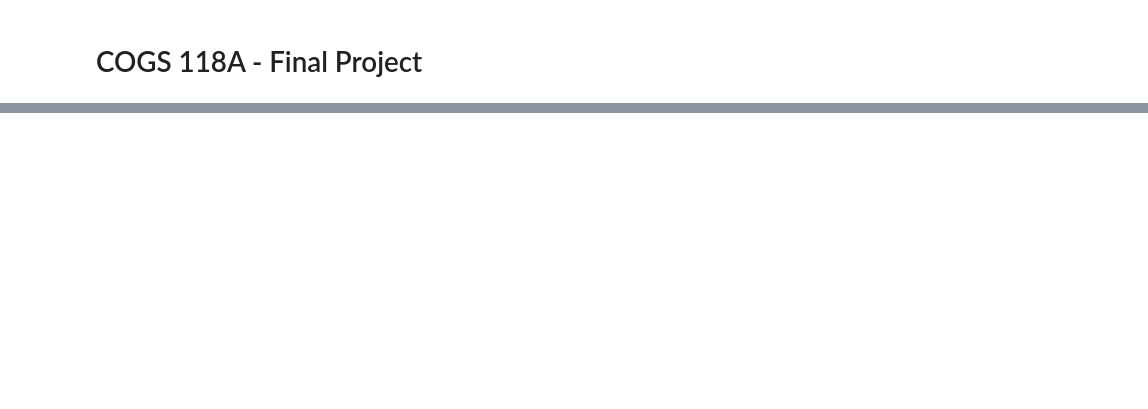
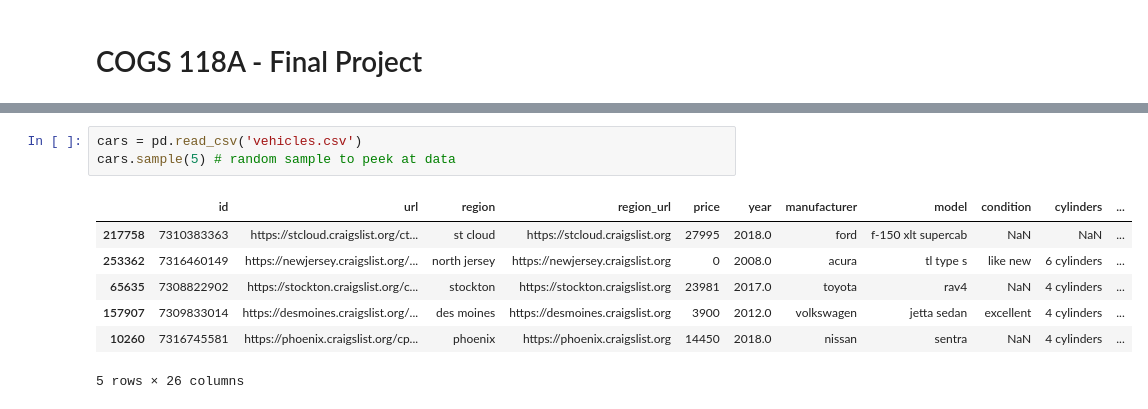
Before and after one commit to COGS118A/Group017-Sp22, a Jupyter notebook: FinalProject_group017.ipynb, the cells around one changed output, grey strips where cells are left out. Cells and saved outputs as stored; diff of their text form; blank space fills up the shorter version.

```diff
--- a/FinalProject_group017.ipynb
+++ b/FinalProject_group017.ipynb
@@ -135,0 +137,11 @@ Reiterate your main point and in just a few sentences tell us how your results s
+# %%
+cars = pd.read_csv('vehicles.csv')
+cars.sample(5) # random sample to peek at data
+# %% [output]
+|  | id | url | region | region_url | price | year | manufacturer | model | condition | cylinders | ... |
+| 217758 | 7310383363 | https://stcloud.craigslist.org/ct... | st cloud | https://stcloud.craigslist.org | 27995 | 2018.0 | ford | f-150 xlt supercab | NaN | NaN | ... |
+| 253362 | 7316460149 | https://newjersey.craigslist.org/... | north jersey | https://newjersey.craigslist.org | 0 | 2008.0 | acura | tl type s | like new | 6 cylinders | ... |
+| 65635 | 7308822902 | https://stockton.craigslist.org/c... | stockton | https://stockton.craigslist.org | 23981 | 2017.0 | toyota | rav4 | NaN | 4 cylinders | ... |
+| 157907 | 7309833014 | https://desmoines.craigslist.org/... | des moines | https://desmoines.craigslist.org | 3900 | 2012.0 | volkswagen | jetta sedan | excellent | 4 cylinders | ... |
+| 10260 | 7316745581 | https://phoenix.craigslist.org/cp... | phoenix | https://phoenix.craigslist.org | 14450 | 2018.0 | nissan | sentra | NaN | 4 cylinders | ... |
+5 rows × 26 columns
```
Also changed, not shown: parts of 67 cells of this notebook.
